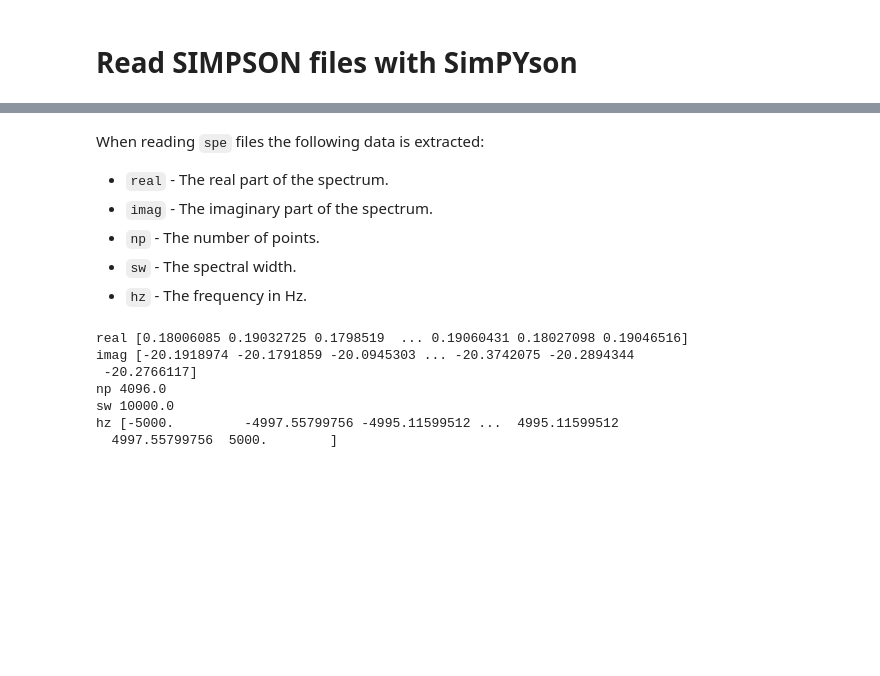
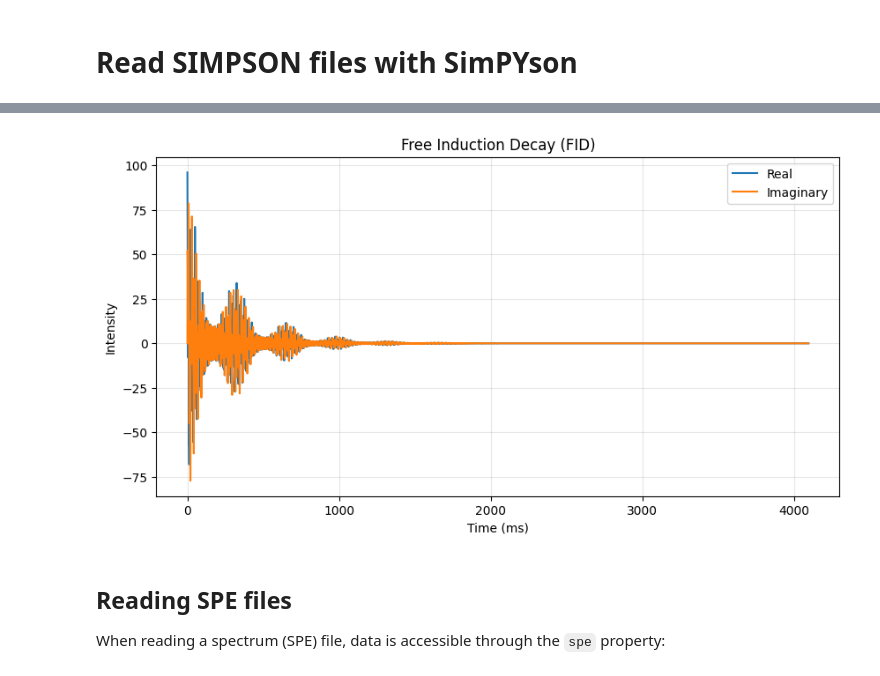
Before and after one commit to carlosbornes/simpyson, a Jupyter notebook: docs/user_guide/read_files.ipynb, the cells around one changed output, grey strips where cells are left out. Drawn from its saved outputs; the diff is of its cells as text; code cells hidden in the pictures; blank space fills up the shorter version.

```diff
--- a/docs/user_guide/read_files.ipynb
+++ b/docs/user_guide/read_files.ipynb
@@ -31,0 +31,11 @@ time [0.00000000e+00 1.00024420e+00 2.00048840e+00 ... 4.09399951e+03
+# %%
+# Read a FID file
+data = read_simp('../../examples/read/ethanol.fid')
+
+# Access the FID data through the fid property
+fid_data = data.fid
+for key, value in fid_data.items():
+    if isinstance(value, np.ndarray) and len(value) > 5:
+        print(f"{key}: array with {len(value)} points, first 5: {value[:5]}")
+    else:
+        print(f"{key}: {value}")
@@ -40,21 +52,16 @@ plt.show()
-# %% [markdown]
-When reading `spe` files the following data is extracted:
-
-- `real` - The real part of the spectrum.
-- `imag` - The imaginary part of the spectrum.
-- `np` - The number of points.
-- `sw`  - The spectral width.
-- `hz` - The frequency in Hz.
-# %%
-spe = SimpReader('../../examples/read/ethanol.spe', format='spe')
-
-for key, value in spe.data.items():
-    print(key, value)
-# %% [output]
-real [0.18006085 0.19032725 0.1798519  ... 0.19060431 0.18027098 0.19046516]
-imag [-20.1918974 -20.1791859 -20.0945303 ... -20.3742075 -20.2894344
- -20.2766117]
-np 4096.0
-sw 10000.0
-hz [-5000.         -4997.55799756 -4995.11599512 ...  4995.11599512
-  4997.55799756  5000.        ]
+# %%
+plt.figure(figsize=(10, 5))
+plt.plot(data.fid['time'], data.fid['real'], label='Real')
+plt.plot(data.fid['time'], data.fid['imag'], label='Imaginary')
+plt.xlabel('Time (ms)')
+plt.ylabel('Intensity')
+plt.title('Free Induction Decay (FID)')
+plt.legend()
+plt.grid(True, alpha=0.3)
+plt.show()
+# %% [output]
+[figure, added]
+# %% [markdown]
+## Reading SPE files
+
+When reading a spectrum (SPE) file, data is accessible through the `spe` property:
```
Also changed, not shown: parts of 25 cells of this notebook, 6 other files.
